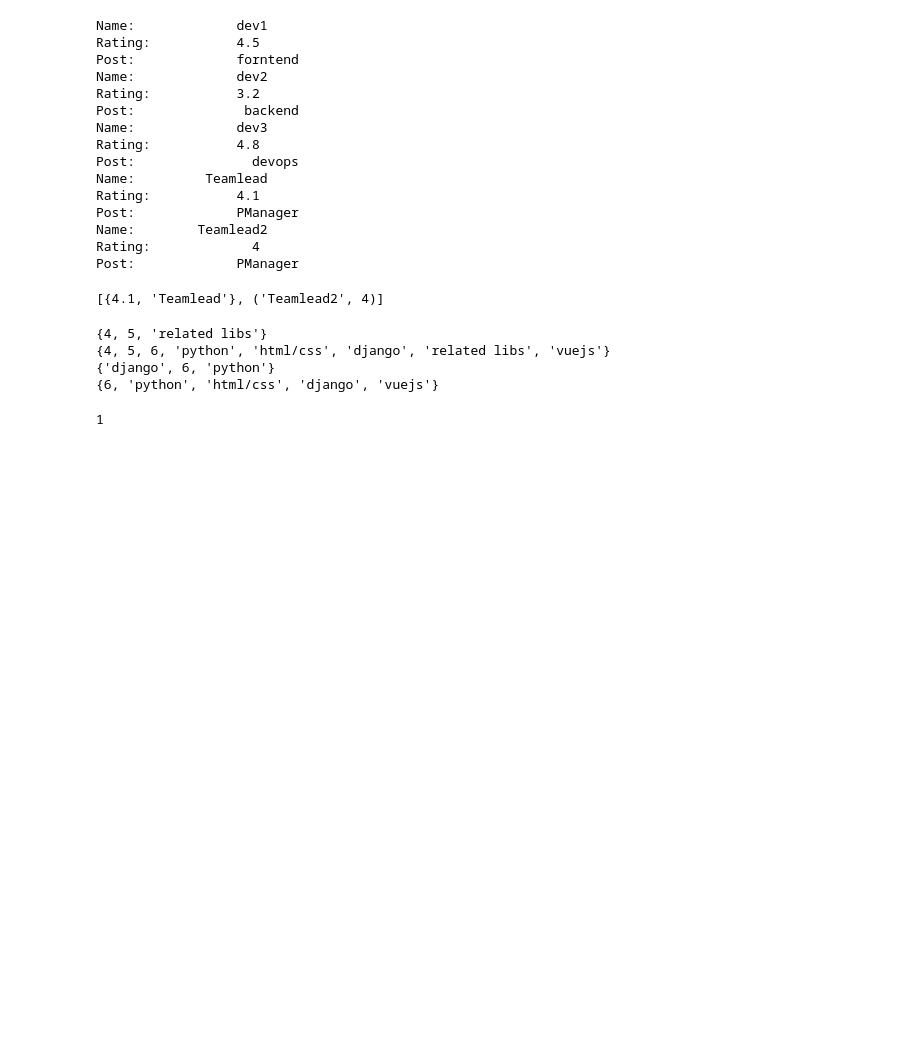
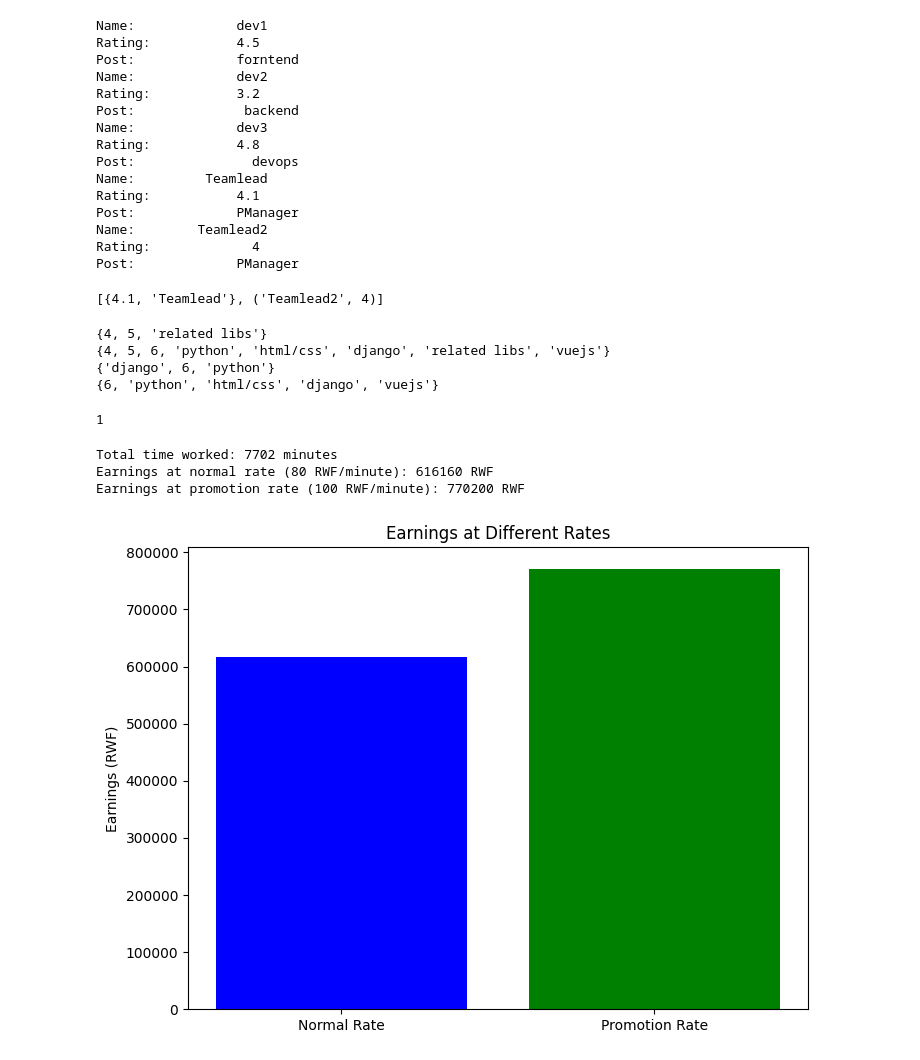
Before and after one commit to Nindenkawe/Playground_Python, a Jupyter notebook: exerciseB/File_manupulation/py_basics.ipynb, the cells around one changed output. Saved outputs shown, nothing was run; the diff lists cells and outputs as text; code cells hidden in the pictures; blank space fills up the shorter version.

Commit message:
added script to Calculate the time.

```diff
--- a/exerciseB/File_manupulation/py_basics.ipynb
+++ b/exerciseB/File_manupulation/py_basics.ipynb
@@ -158,3 +158,64 @@ class_44.ndim
 #reshaping data with reshape()
 # %% [output]
 1
+# %%
+import pandas as pd
+import matplotlib.pyplot as plt
+from datetime import datetime
+
+def minutes_between_times(start_time, end_time):
+    start_datetime = datetime.strptime(start_time, "%I:%M:%S %p")
+    end_datetime = datetime.strptime(end_time, "%I:%M:%S %p")
+
+    # Check if the end time is before the start time, indicating it spans midnight
+    if end_datetime < start_datetime:
+        # Add a day to the end time to account for the midnight crossing
+        end_datetime += pd.DateOffset(days=1)
+
+    # Calculate the time difference in minutes
+    time_difference = (end_datetime - start_datetime).total_seconds() / 60
+
+    return int(time_difference)
+
+# Read the CSV file into a Pandas DataFrame
+df = pd.read_csv('../File_manupulation/October_minutes - withdates and time.csv')
+
+# Calculate minutes worked for each entry and store it in a new column
+df['duration_minutes'] = df.apply(lambda row: minutes_between_times(row['start_time'], row['end_time']), axis=1)
+
+# Calculate the total time worked in minutes
+total_minutes_worked = df['duration_minutes'].sum()
+
+# Define the rates
+normal_rate = 80  # RWF per minute
+promotion_rate = 100  # RWF per minute during promotion
+
+# Calculate earnings at normal rate and promotion rate
+earnings_normal_rate = total_minutes_worked * normal_rate
+earnings_promotion_rate = total_minutes_worked * promotion_rate
+
+# Create a bar chart to represent earnings
+rates = ['Normal Rate', 'Promotion Rate']
+earnings = [earnings_normal_rate, earnings_promotion_rate]
+
+# Plot the bar chart
+plt.figure(figsize=(8, 6))
+plt.bar(rates, earnings, color=['blue', 'green'])
+plt.ylabel('Earnings (RWF)')
+plt.title('Earnings at Different Rates')
+
+# Print the total time worked and earnings per rate
+print(f"Total time worked: {total_minutes_worked} minutes")
+print(f"Earnings at normal rate ({normal_rate} RWF/minute): {earnings_normal_rate} RWF")
+print(f"Earnings at promotion rate ({promotion_rate} RWF/minute): {earnings_promotion_rate} RWF")
+
+# Show the bar chart
+plt.show()
+
+# Optionally, if you want to view the details of a specific row (e.g., row 117), you can use the following line:
+print(df.iloc[60])
+# %% [output]
+Total time worked: 7702 minutes
+Earnings at normal rate (80 RWF/minute): 616160 RWF
+Earnings at promotion rate (100 RWF/minute): 770200 RWF
+[figure, added]
```
Also changed, not shown: parts of 4 cells of this notebook, 3 other files.
